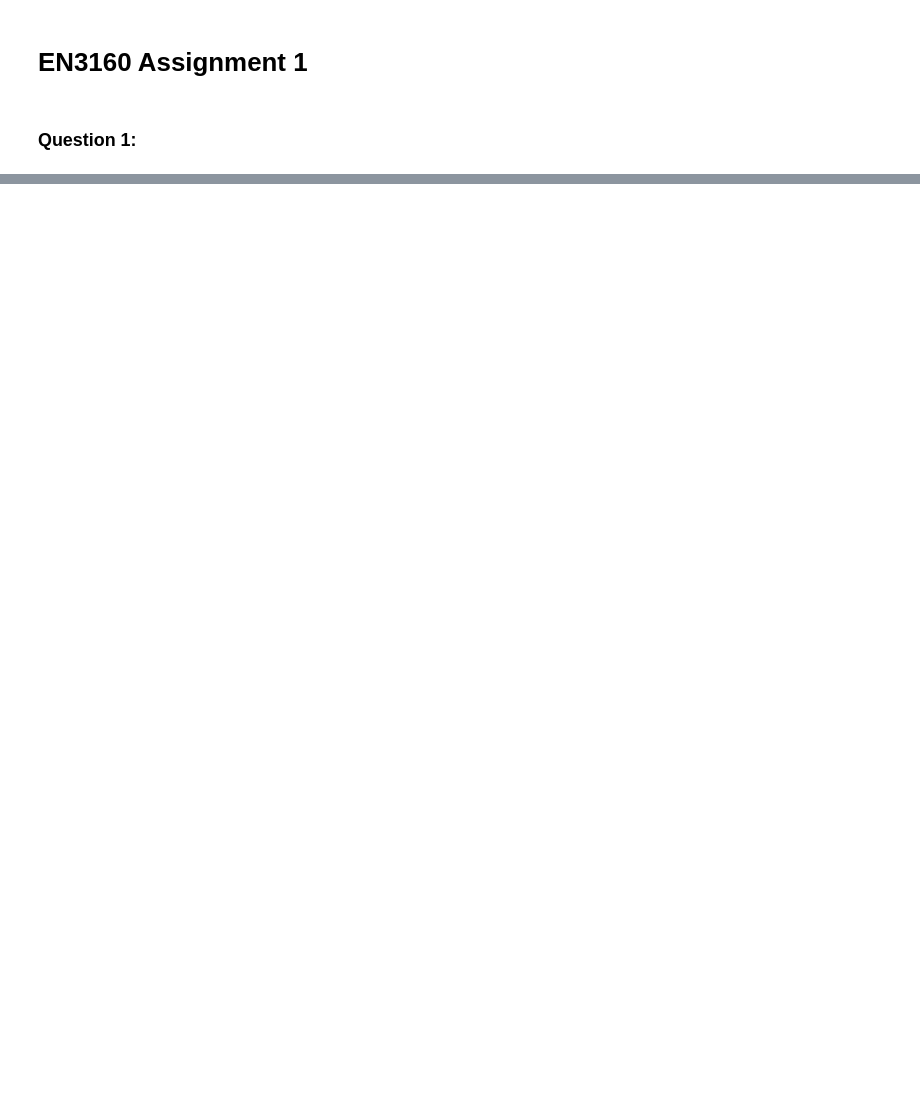
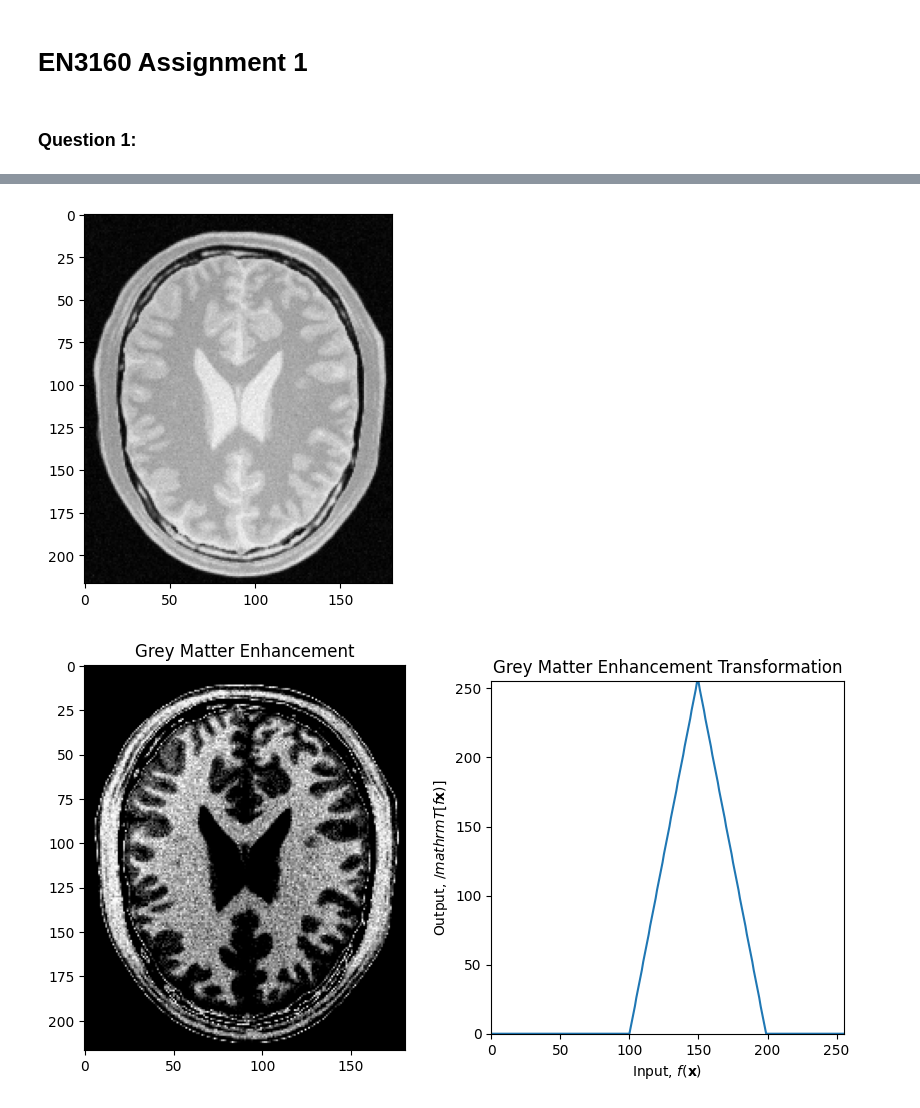
Before and after one commit to yhnx/EN3160_Assignment1, a Jupyter notebook: EN3160_Assignment1.ipynb, the cells around one changed output, grey strips where cells are left out. Saved outputs shown, nothing was run; the diff lists cells and outputs as text; code cells hidden in the pictures; blank space fills up the shorter version.

```diff
--- a/EN3160_Assignment1.ipynb
+++ b/EN3160_Assignment1.ipynb
@@ -64,0 +49,75 @@ print(transform)
+# %%
+im_brain = cv.imread('Images/brain_proton_density_slice.png')
+im_brain = cv.cvtColor(im_brain, cv.COLOR_BGR2RGB)
+
+# Converting to grayscale
+im_brain_gray = cv.cvtColor(im_brain, cv.COLOR_RGB2GRAY)
+
+plt.imshow(im_brain_gray, cmap='gray', vmin=0, vmax=255)
+
+
+
+# Displaying the original image
+fig, ax = plt.subplots(1, 2, figsize=(10, 5))
+
+
+
+# Creating the transformation function for the brain image
+#creating the tranforming function
+t1 = np.linspace(0, 0, 100).astype('uint8')
+t2 = np.linspace(0, 255, 50).astype('uint8')
+t3 = np.linspace(255, 0, 50).astype('uint8')
+t4 = np.linspace(0, 0, 56).astype('uint8')
+
+tranform2 = np.concatenate((t1, t2), axis=0).astype('uint8')
+tranform2 = np.concatenate((tranform2, t3), axis=0).astype('uint8')
+tranform2 = np.concatenate((tranform2, t4), axis=0).astype('uint8')
+
+ax[1].plot(tranform2)
+ax[1].set_xlabel(r'Input, $f(\mathbf{x})$')
+ax[1].set_ylabel('Output, $/mathrm{T}[f\mathbf{x})]$')
+ax[1].set_title('Grey Matter Enhancement Transformation')
+ax[1].set_xlim(0,255)
+ax[1].set_ylim(0,255)
+ax[1].set_aspect('equal')
+
+
+# Applying the transformation
+brain_transformed = cv.LUT(im_brain_gray, tranform2)
+ax[0].imshow(brain_transformed, cmap='gray', vmin=0, vmax=255)
+ax[0].set_title('Grey Matter Enhancement')
+plt.show()
+
+
+# Displaying the original image
+fig, ax = plt.subplots(1, 2, figsize=(10, 5))
+
+
+# Creating the transformation function for the brain image
+#creating the tranforming function
+t1_1 = np.linspace(0, 0, 150).astype('uint8')
+t2_1 = np.linspace(0, 255, 50).astype('uint8')
+t3_1 = np.linspace(255, 0, 50).astype('uint8')
+t4_1 = np.linspace(0, 0, 6).astype('uint8')
+
+tranform3 = np.concatenate((t1_1, t2_1), axis=0).astype('uint8')
+tranform3 = np.concatenate((tranform3, t3_1), axis=0).astype('uint8')
+tranform3 = np.concatenate((tranform3, t4_1), axis=0).astype('uint8')
+
+ax[1].plot(tranform3)
+ax[1].set_xlabel(r'Input, $f(\mathbf{x})$')
+ax[1].set_ylabel('Output, $/mathrm{T}[f\mathbf{x})]$')
+ax[1].set_title('White Matter Enhancement Transformation')
+ax[1].set_xlim(0,255)
+ax[1].set_ylim(0,255)
+ax[1].set_aspect('equal')
+
+
+# Applying the transformation
+brain_transformed = cv.LUT(im_brain_gray, tranform3)
+ax[0].imshow(brain_transformed, cmap='gray', vmin=0, vmax=255)
+ax[0].set_title('White Matter Enhancement')
+plt.show()
+# %% [output]
+[figure, added]
+[figure, added]
```
Also changed, not shown: parts of 6 cells of this notebook.
